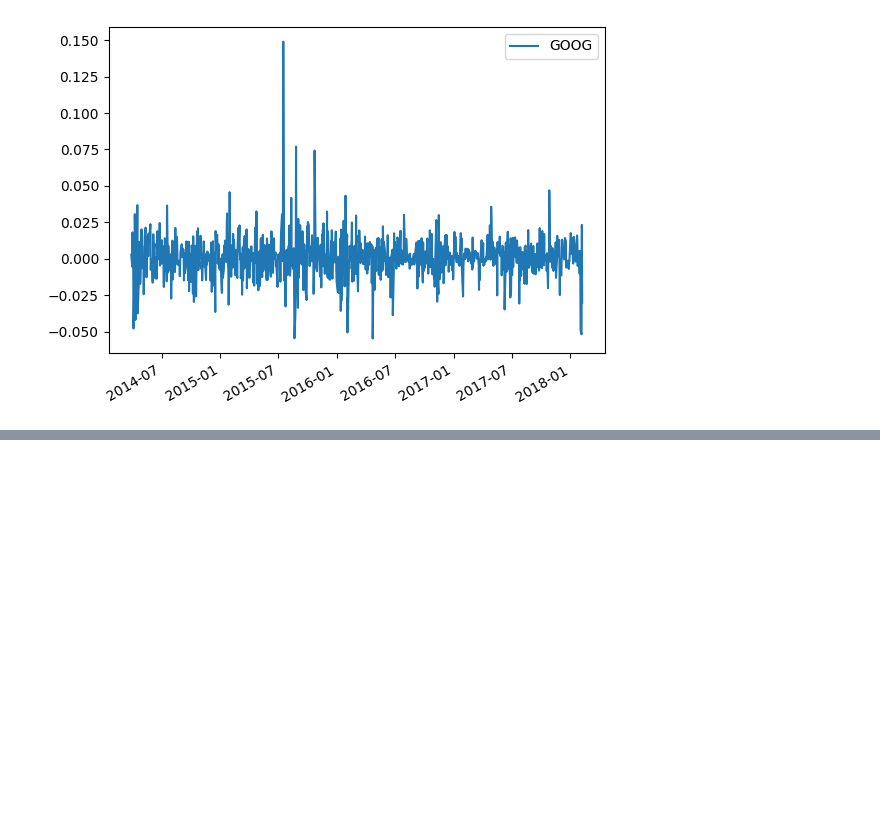
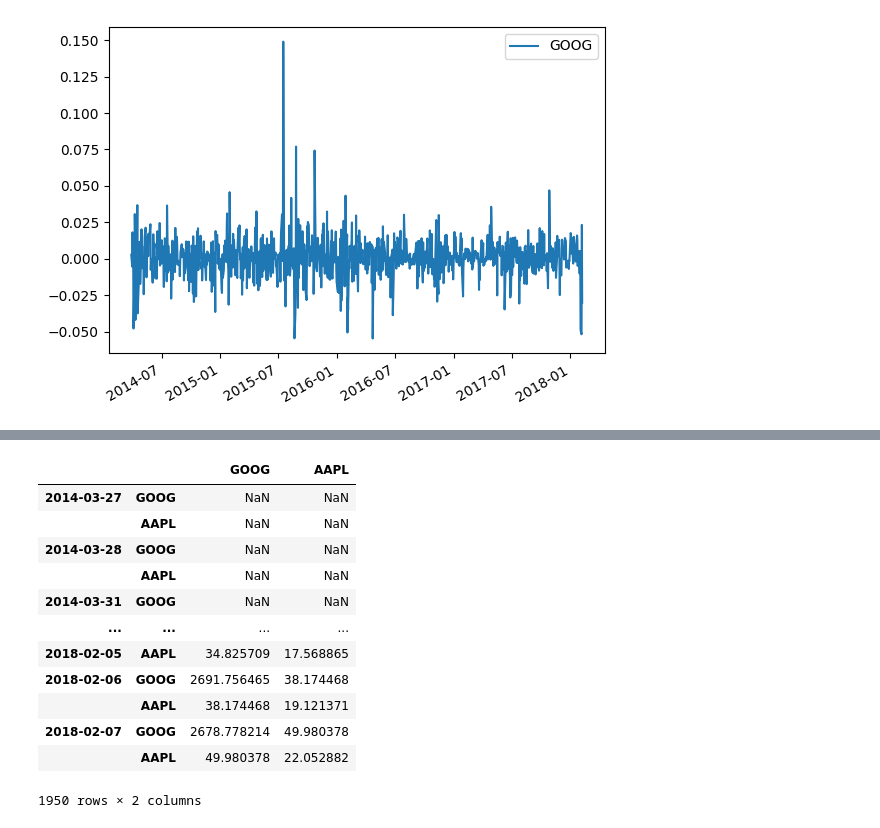
Before and after one commit to babakkeshavarz/time_series, a Jupyter notebook: SMA.ipynb, the cells around one changed output, grey strips where cells are left out. Cells and saved outputs as stored; diff of their text form; code cells hidden in the pictures; blank space fills up the shorter version.

```diff
--- a/SMA.ipynb
+++ b/SMA.ipynb
@@ -42,0 +48,18 @@ goog['SMA-10'] = goog['GOOG'].rolling(10).mean()
+# %%
+goog_aapl = df[['GOOG' , 'AAPL']].copy().dropna()
+cov_goog_apply = goog_aapl.rolling(50).cov()
+cov_goog_apply
+# %% [output]
+|  |  | GOOG | AAPL |
+| 2014-03-27 | GOOG | NaN | NaN |
+|  | AAPL | NaN | NaN |
+| 2014-03-28 | GOOG | NaN | NaN |
+|  | AAPL | NaN | NaN |
+| 2014-03-31 | GOOG | NaN | NaN |
+| ... | ... | ... | ... |
+| 2018-02-05 | AAPL | 34.825709 | 17.568865 |
+| 2018-02-06 | GOOG | 2691.756465 | 38.174468 |
+|  | AAPL | 38.174468 | 19.121371 |
+| 2018-02-07 | GOOG | 2678.778214 | 49.980378 |
+|  | AAPL | 49.980378 | 22.052882 |
+1950 rows × 2 columns
```
Also changed, not shown: parts of 8 cells of this notebook.
